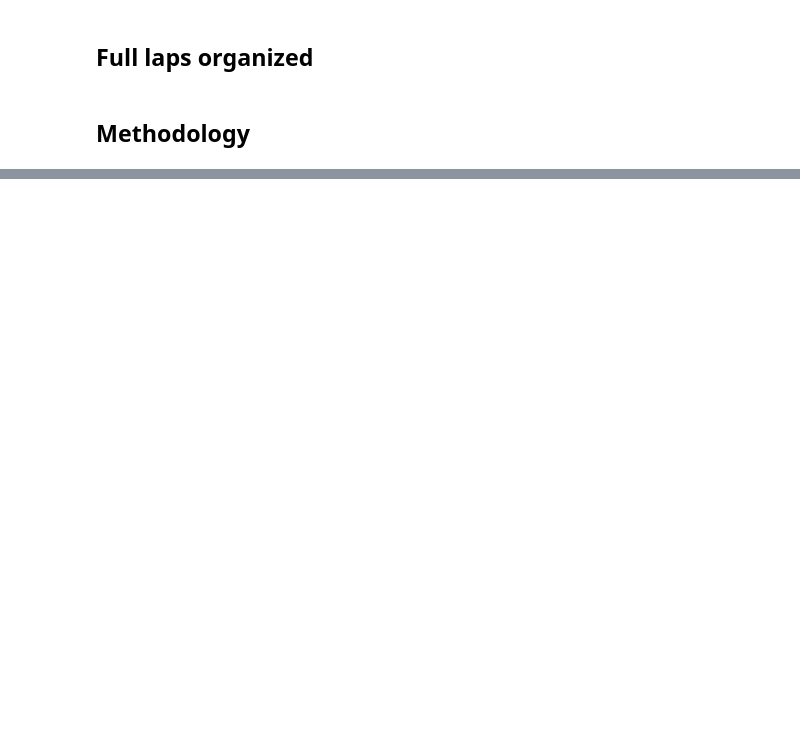
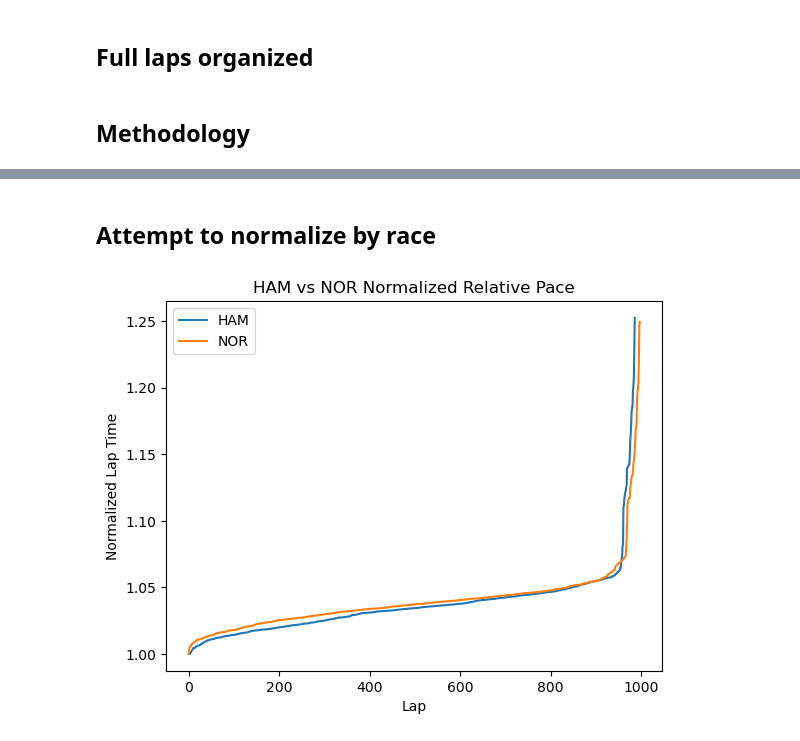
Before and after one commit to ab5525/f1_data_analysis, a Jupyter notebook: all_laps.ipynb, the cells around one changed output, grey strips where cells are left out. Drawn from its saved outputs; the diff is of its cells as text; code cells hidden in the pictures; blank space fills up the shorter version.

```diff
--- a/all_laps.ipynb
+++ b/all_laps.ipynb
@@ -190,0 +159,46 @@ core           INFO     Finished loading data for 20 drivers: ['1', '16', '11',
+# %% [markdown]
+## Attempt to normalize by race
+# %%
+drivers = {}
+
+for k,r in allRaces.items():
+    r['LapTime'] = r['LapTime']
+    r['NormLapTime'] = r.LapTime/r.LapTime.min()
+    for d in r.Driver.unique():
+        drive = r[r.Driver == d]
+        drive = drive[drive.NormLapTime < drive.NormLapTime.quantile(.8)].copy()
+
+        try:
+            drivers[d] = pd.concat([drivers[d], drive])
+        except Exception as e:
+            drivers[d] = drive
+
+allDriversNorm2 = pd.DataFrame(columns=drivers.keys())
+for k,v in drivers.items():
+    allDriversNorm2[k] = pd.Series(v.NormLapTime.values)
+# %%
+
+
+def plot_normalized_drivers_test(df, driver1='PER', driver2='PER', driver3=None):
+    '''
+    Plot normalized lap times for 3 drivers
+    '''
+    driver1_norm = df[driver1].sort_values().reset_index(drop=True)
+
+    driver2_norm = df[driver2].sort_values().reset_index(drop=True)
+
+    norm = pd.DataFrame()
+    norm[driver1] = driver1_norm
+    norm[driver2] = driver2_norm
+
+    if driver3:
+        driver3_norm = df[df[driver3] < df[driver3].quantile(.8)][driver3].sort_values().reset_index(drop=True)
+        norm[driver3] = driver3_norm
+
+    plt = sns.lineplot(data=norm,dashes=False)
+    plt.set(xlabel='Lap', ylabel='Normalized Lap Time')
+    plt.set_title(f'{driver1} vs {driver2} Normalized Relative Pace')
+
+plot_normalized_drivers_test(allDriversNorm2, driver1='HAM', driver2='NOR')
+# %% [output]
+[figure, added]
```
Also changed, not shown: parts of 7 cells of this notebook, 1 other file.
